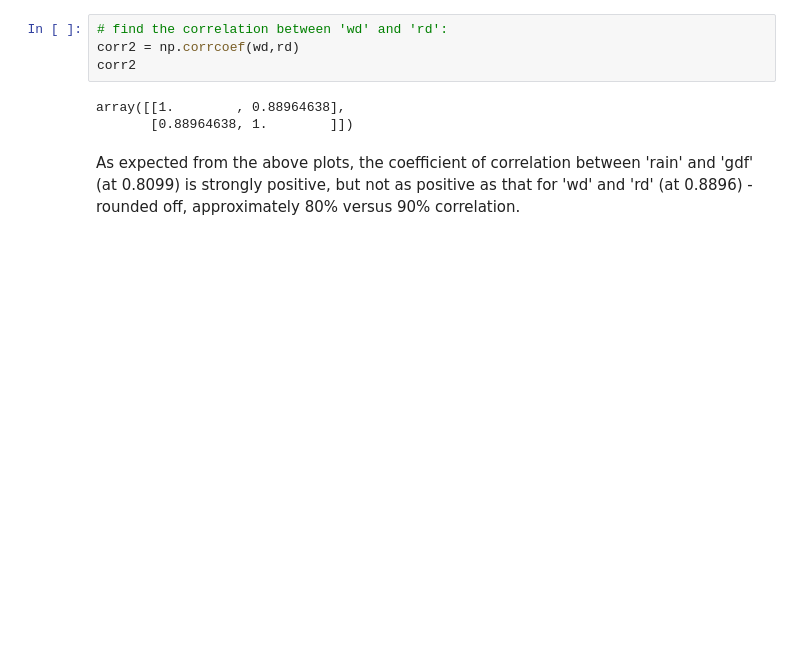
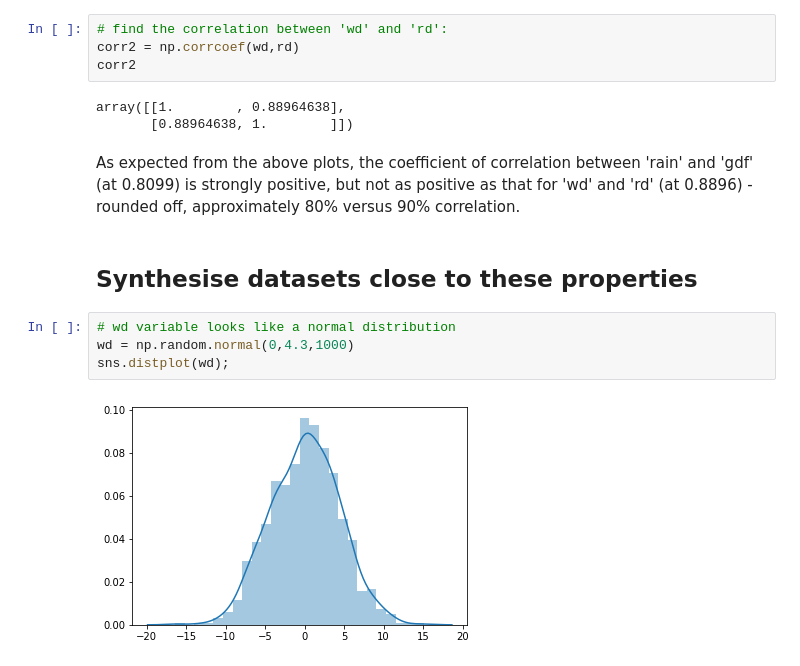
Before and after one commit to Aqua5lad/PDA-Dec-Project, a Jupyter notebook: PDA Project Dec 2018.ipynb, the cells around one changed output. Saved outputs shown, nothing was run; the diff lists cells and outputs as text; blank space fills up the shorter version.

Commit message:
1st synthesised dataset

```diff
--- a/PDA Project Dec 2018.ipynb
+++ b/PDA Project Dec 2018.ipynb
@@ -591,3 +591,11 @@ array([[1.        , 0.88964638],
        [0.88964638, 1.        ]])
 # %% [markdown]
 As expected from the above plots, the coefficient of correlation between 'rain' and 'gdf' (at 0.8099) is strongly positive, but not as positive as that for 'wd' and 'rd' (at 0.8896) - rounded off, approximately 80% versus 90% correlation.
+# %% [markdown]
+## Synthesise datasets close to these properties
+# %%
+# wd variable looks like a normal distribution
+wd = np.random.normal(0,4.3,1000)
+sns.distplot(wd);
+# %% [output]
+[figure, added]
```
Also changed, not shown: parts of 3 cells of this notebook.
